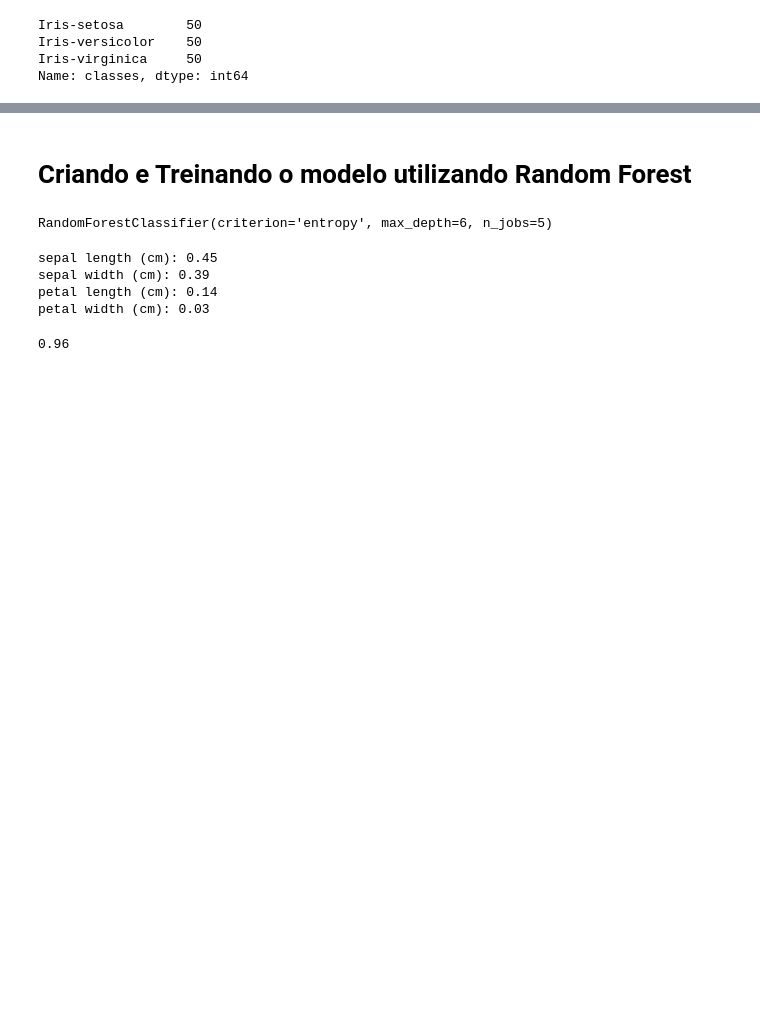
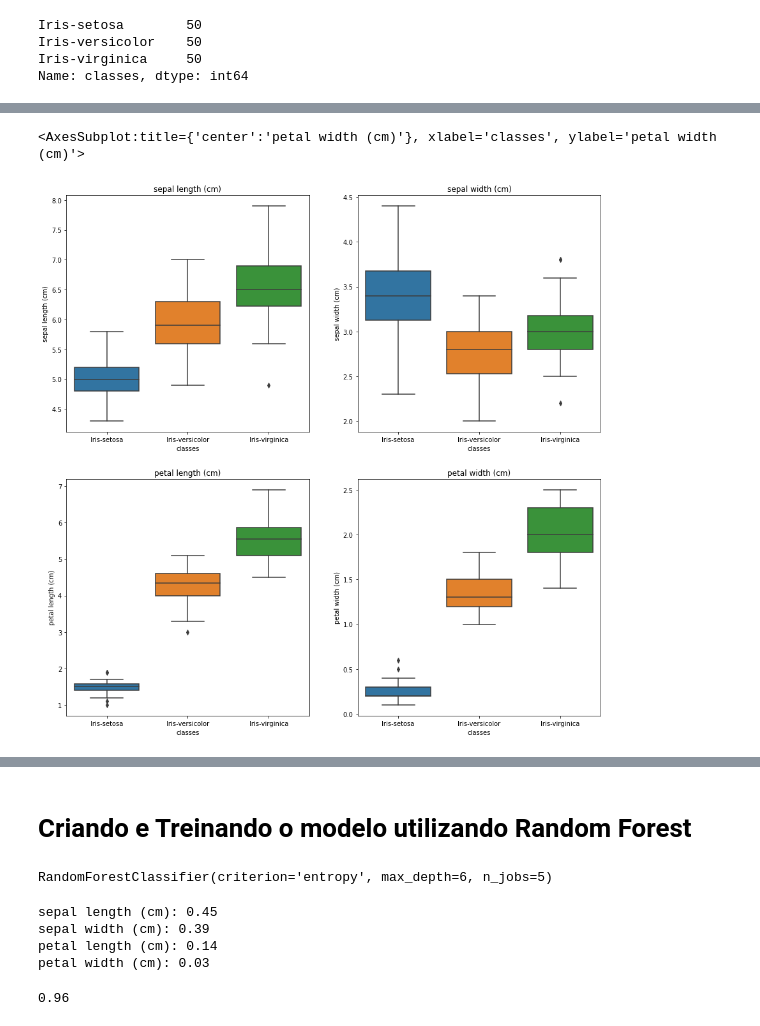
Before and after one commit to gdagomes/Python, a Jupyter notebook: Kaggle/Projeto_Iris/Dataset_Iris.ipynb, the cells around one changed output, grey strips where cells are left out. Cells and saved outputs as stored; diff of their text form; code cells hidden in the pictures; blank space fills up the shorter version.

```diff
--- a/Kaggle/Projeto_Iris/Dataset_Iris.ipynb
+++ b/Kaggle/Projeto_Iris/Dataset_Iris.ipynb
@@ -85,0 +96,23 @@ Name: classes, dtype: int64
+# %%
+# Identificando o cm (pétala e sepal) em mediana de cada Íris
+
+fig= plt.figure(figsize=(15,15))
+
+fig.add_subplot(2,2,1)
+plt.title('sepal length (cm)')
+sns.boxplot(x="classes", y='sepal length (cm)', data=df_iris)
+
+fig.add_subplot(2,2,2)
+plt.title('sepal width (cm)')
+sns.boxplot(x="classes", y='sepal width (cm)', data=df_iris)
+
+fig.add_subplot(2,2,3)
+plt.title('petal length (cm)')
+sns.boxplot(x="classes", y='petal length (cm)', data=df_iris)
+
+fig.add_subplot(2,2,4)
+plt.title('petal width (cm)')
+sns.boxplot(x="classes", y='petal width (cm)', data=df_iris)
+# %% [output]
+<AxesSubplot:title={'center':'petal width (cm)'}, xlabel='classes', ylabel='petal width (cm)'>
+[figure, added]
```
Also changed, not shown: parts of 5 cells of this notebook, 1 other file.
